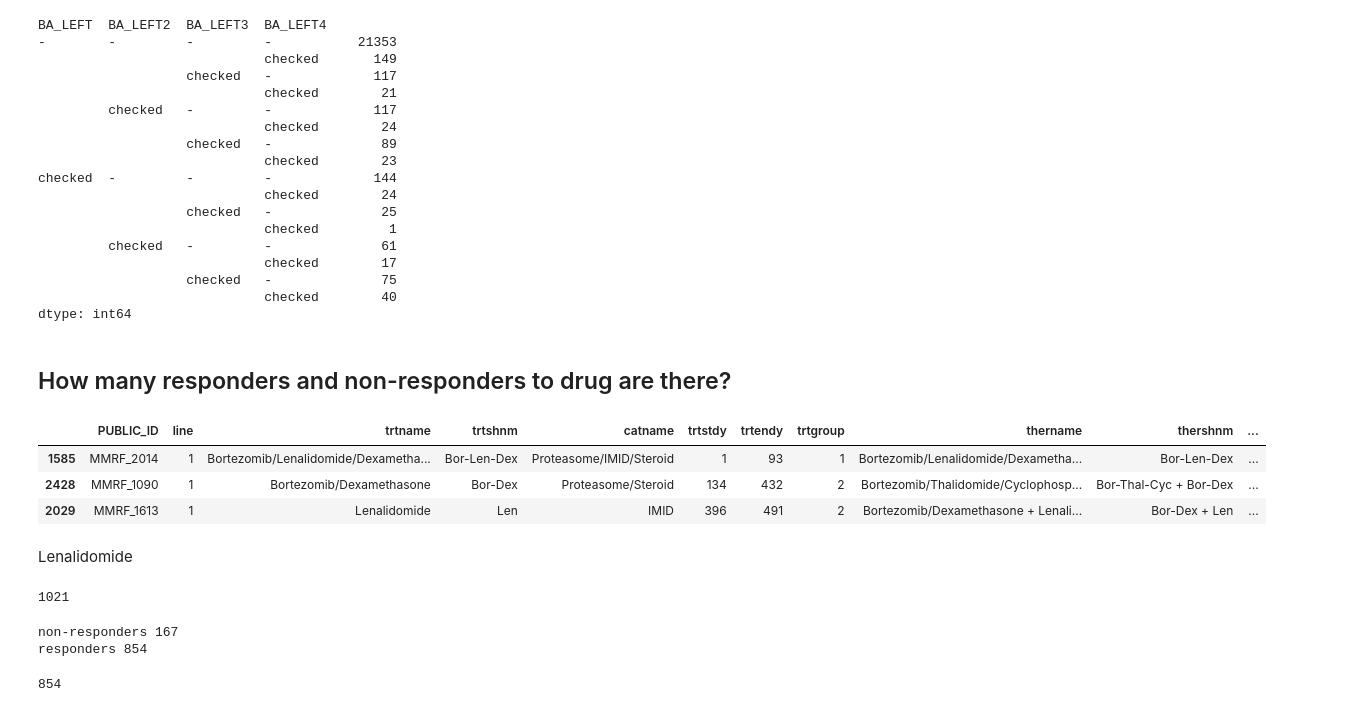
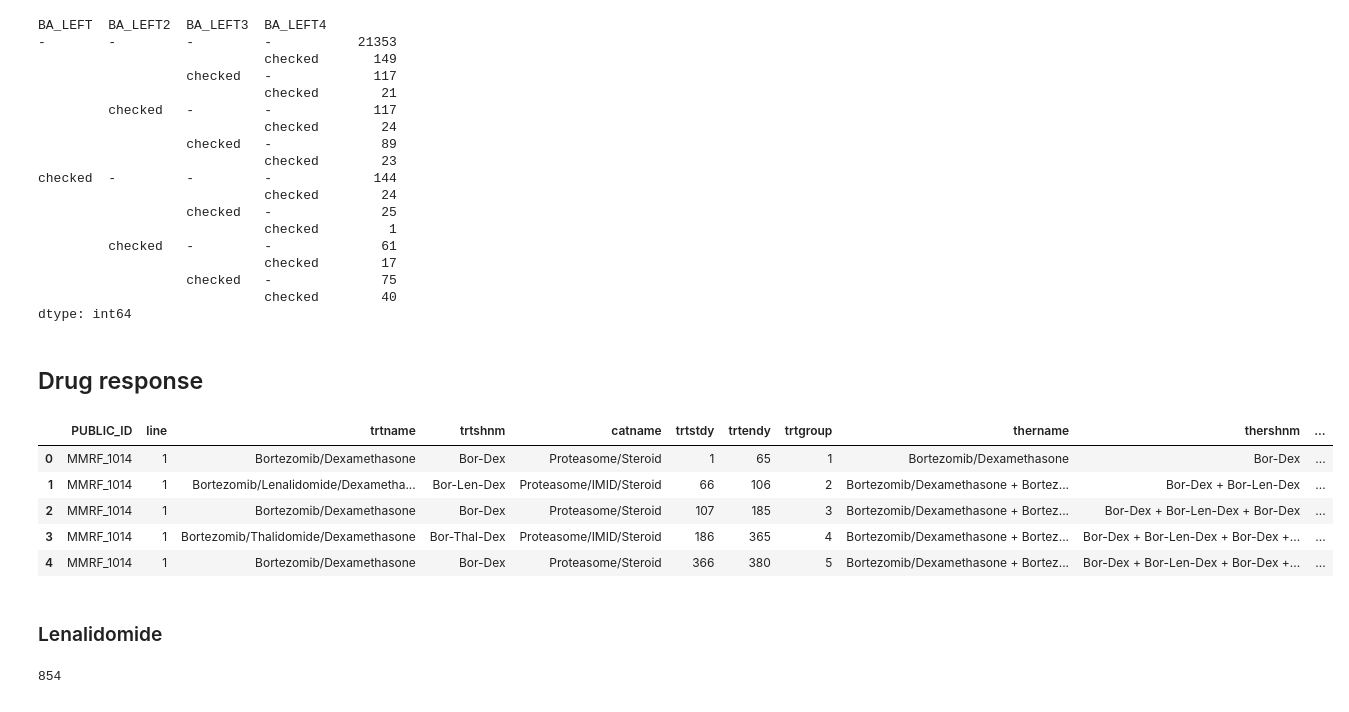
Before and after one commit to JiaGengChang/myegpt-api, a Jupyter notebook: src/question-answer.ipynb, the cells around one changed output. Saved outputs shown, nothing was run; the diff lists cells and outputs as text; code cells hidden in the pictures.

```diff
--- a/src/question-answer.ipynb
+++ b/src/question-answer.ipynb
@@ -73,19 +71,18 @@ checked  -         -         -             144
                              checked        40
 dtype: int64
 # %% [markdown]
-## How many responders and non-responders to drug are there?
+## Drug response
 # %%
-df_trtresp = pd.read_csv('/Users/jiageng/Projects/myegpt/clindata/MMRF_CoMMpass_IA22_STAND_ALONE_TRTRESP.tsv',
-            sep='\t',
-            encoding='latin')
+df_trtresp = pd.read_csv('../clindata/MMRF_CoMMpass_IA22_STAND_ALONE_TRTRESP.tsv',sep='\t',encoding='latin')
+df_trtresp.head()
+# %% [output]
+|  | PUBLIC_ID | line | trtname | trtshnm | catname | trtstdy | trtendy | trtgroup | thername | thershnm | ... |
+| 0 | MMRF_1014 | 1 | Bortezomib/Dexamethasone | Bor-Dex | Proteasome/Steroid | 1 | 65 | 1 | Bortezomib/Dexamethasone | Bor-Dex | ... |
+| 1 | MMRF_1014 | 1 | Bortezomib/Lenalidomide/Dexametha... | Bor-Len-Dex | Proteasome/IMID/Steroid | 66 | 106 | 2 | Bortezomib/Dexamethasone + Bortez... | Bor-Dex + Bor-Len-Dex | ... |
+| 2 | MMRF_1014 | 1 | Bortezomib/Dexamethasone | Bor-Dex | Proteasome/Steroid | 107 | 185 | 3 | Bortezomib/Dexamethasone + Bortez... | Bor-Dex + Bor-Len-Dex + Bor-Dex | ... |
+| 3 | MMRF_1014 | 1 | Bortezomib/Thalidomide/Dexamethasone | Bor-Thal-Dex | Proteasome/IMID/Steroid | 186 | 365 | 4 | Bortezomib/Dexamethasone + Bortez... | Bor-Dex + Bor-Len-Dex + Bor-Dex +... | ... |
+| 4 | MMRF_1014 | 1 | Bortezomib/Dexamethasone | Bor-Dex | Proteasome/Steroid | 366 | 380 | 5 | Bortezomib/Dexamethasone + Bortez... | Bor-Dex + Bor-Len-Dex + Bor-Dex +... | ... |
-# %%
-df_trtresp.sample(n=3)
-# %% [output]
-|  | PUBLIC_ID | line | trtname | trtshnm | catname | trtstdy | trtendy | trtgroup | thername | thershnm | ... |
-| 1585 | MMRF_2014 | 1 | Bortezomib/Lenalidomide/Dexametha... | Bor-Len-Dex | Proteasome/IMID/Steroid | 1 | 93 | 1 | Bortezomib/Lenalidomide/Dexametha... | Bor-Len-Dex | ... |
-| 2428 | MMRF_1090 | 1 | Bortezomib/Dexamethasone | Bor-Dex | Proteasome/Steroid | 134 | 432 | 2 | Bortezomib/Thalidomide/Cyclophosp... | Bor-Thal-Cyc + Bor-Dex | ... |
-| 2029 | MMRF_1613 | 1 | Lenalidomide | Len | IMID | 396 | 491 | 2 | Bortezomib/Dexamethasone + Lenali... | Bor-Dex + Len | ... |
 # %% [markdown]
-Lenalidomide
+### Lenalidomide
 # %%
 trt_len = df_trtresp['trtname'].str.contains('Lenalidomide')
@@ -92,15 +93,3 @@ trt_len = df_trtresp['trtname'].str.contains('Lenalidomide')
-# %%
-167+854
-# %% [output]
-1021
-# %%
-resist_len = df_trtresp[trt_len]['response'].isin([0])
-print('non-responders',len(df_trtresp[trt_len][resist_len].PUBLIC_ID.unique()))
-respon_len = df_trtresp[trt_len]['response'].isin([1])
-print('responders',len(df_trtresp[trt_len][respon_len].PUBLIC_ID.unique()))
-# %% [output]
-non-responders 167
-responders 854
 # %%
 df_trtresp[trt_len][df_trtresp[trt_len].bestrespsh.isin(['VGPR','CR','PR','sCR'])].groupby('PUBLIC_ID').__len__()
 # %% [output]
```
Also changed, not shown: parts of 48 cells of this notebook.
